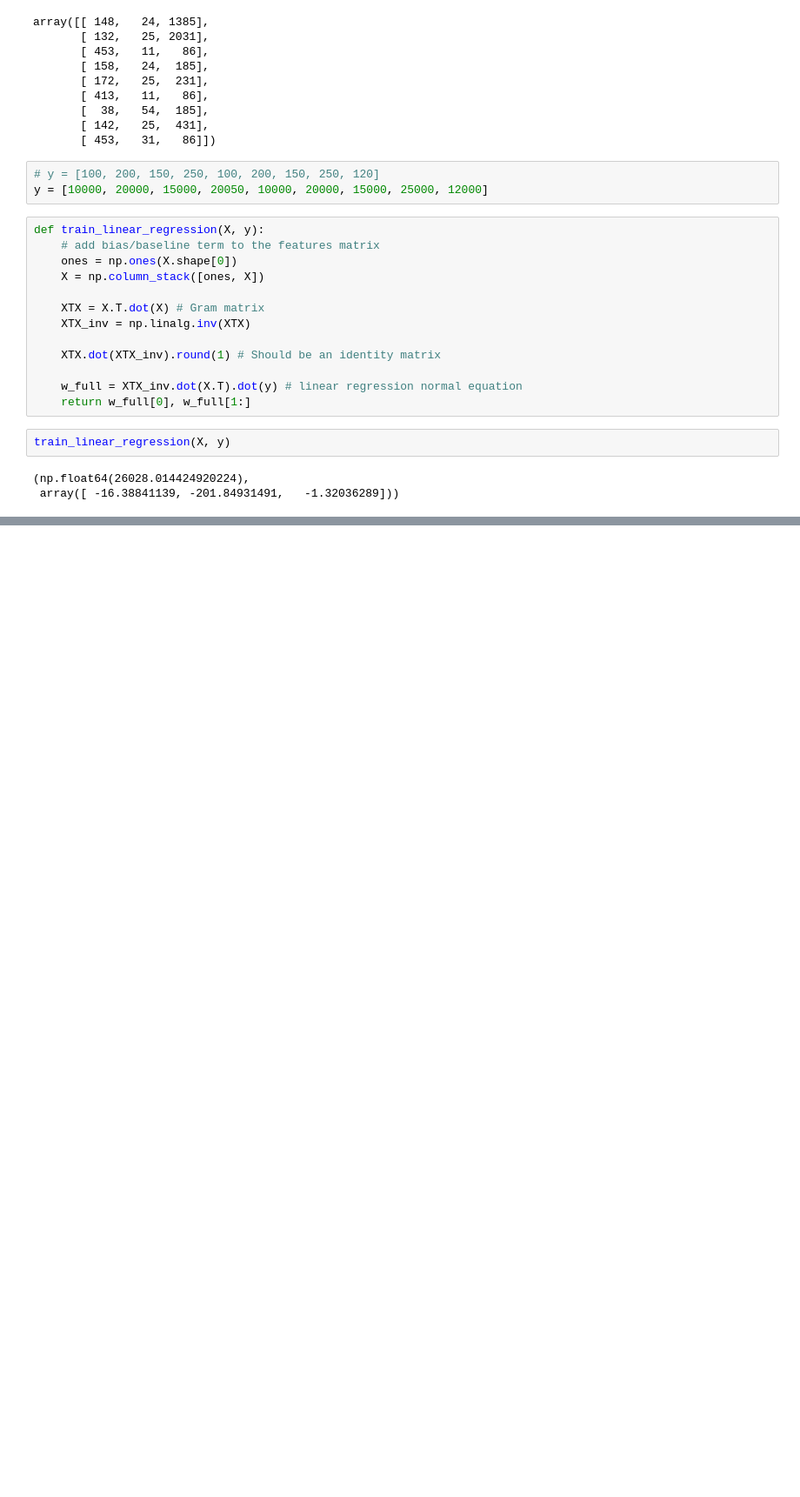
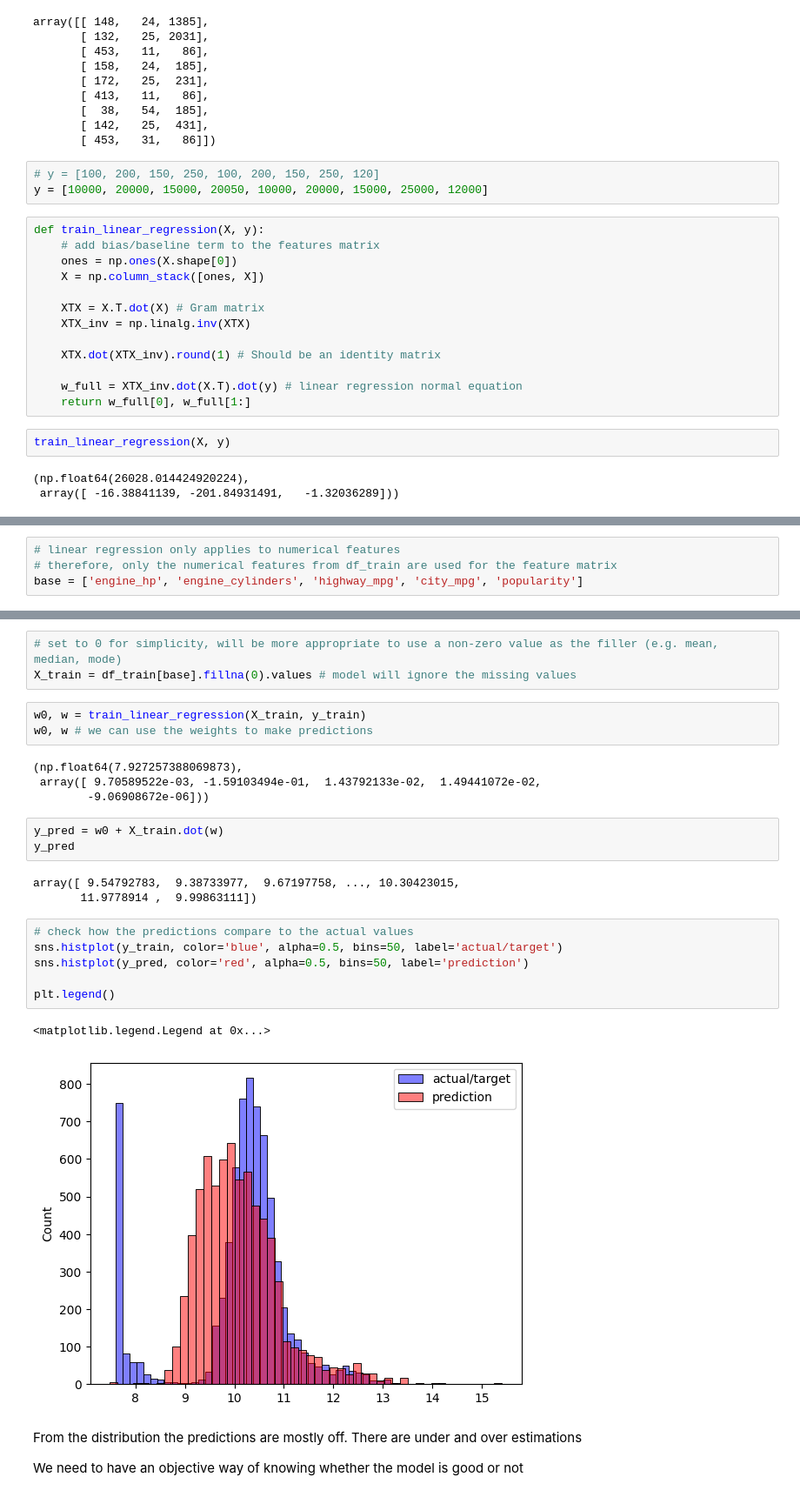
Before and after one commit to sheilambadi/machine-learning-zoomcamp, a Jupyter notebook: machine-learning-zoomcamp/02_regression/coursework.ipynb, the cells around one changed output, grey strips where cells are left out. Shown at 87% size. Drawn from its saved outputs; the diff is of its cells as text; blank space fills up the shorter version.

Commit message:
Car price prediction baseline model

```diff
--- a/machine-learning-zoomcamp/02_regression/coursework.ipynb
+++ b/machine-learning-zoomcamp/02_regression/coursework.ipynb
@@ -400,0 +414,4 @@ train_linear_regression(X, y)
+# %%
+# linear regression only applies to numerical features
+# therefore, only the numerical features from df_train are used for the feature matrix
+base = ['engine_hp', 'engine_cylinders', 'highway_mpg', 'city_mpg', 'popularity']
@@ -400,0 +428,29 @@ train_linear_regression(X, y)
+# %%
+# set to 0 for simplicity, will be more appropriate to use a non-zero value as the filler (e.g. mean, median, mode)
+X_train = df_train[base].fillna(0).values # model will ignore the missing values
+# %%
+w0, w = train_linear_regression(X_train, y_train)
+w0, w # we can use the weights to make predictions
+# %% [output]
+(np.float64(7.927257388069873),
+ array([ 9.70589522e-03, -1.59103494e-01,  1.43792133e-02,  1.49441072e-02,
+        -9.06908672e-06]))
+# %%
+y_pred = w0 + X_train.dot(w)
+y_pred
+# %% [output]
+array([ 9.54792783,  9.38733977,  9.67197758, ..., 10.30423015,
+       11.9778914 ,  9.99863111])
+# %%
+# check how the predictions compare to the actual values
+sns.histplot(y_train, color='blue', alpha=0.5, bins=50, label='actual/target')
+sns.histplot(y_pred, color='red', alpha=0.5, bins=50, label='prediction')
+
+plt.legend()
+# %% [output]
+<matplotlib.legend.Legend at 0x...>
+[figure, added]
+# %% [markdown]
+From the distribution the predictions are mostly off. There are under and over estimations
+
+We need to have an objective way of knowing whether the model is good or not
```
Also changed, not shown: parts of 3 cells of this notebook.
